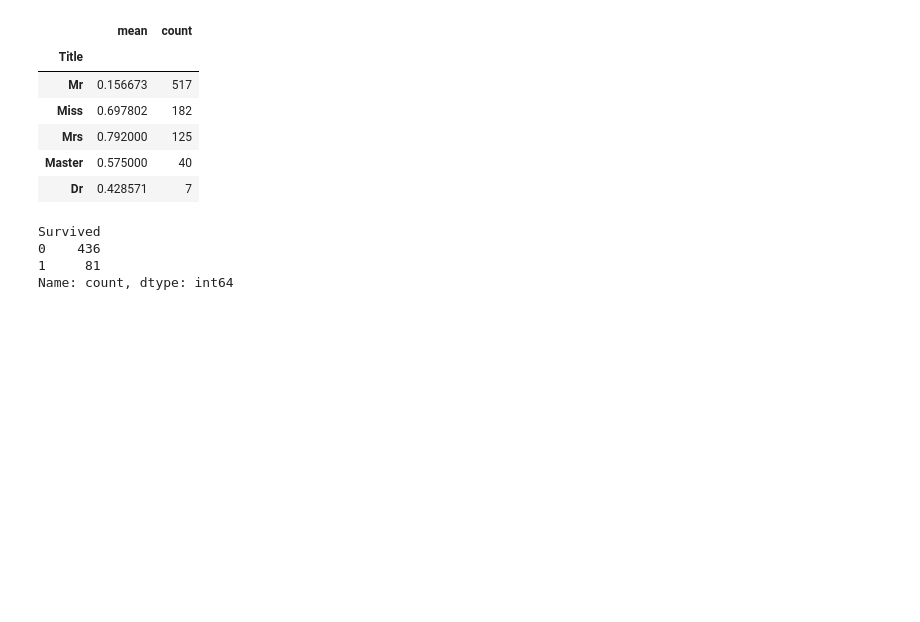
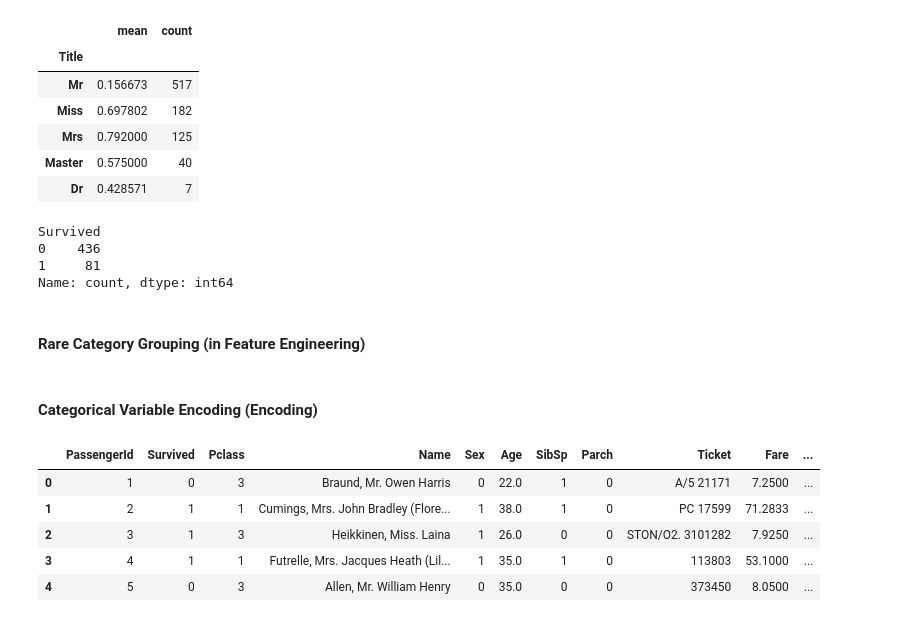
Before and after one commit to enesacarq/titanic-survival-prediction, a Jupyter notebook: titanic_survival_analysis.ipynb, the cells around one changed output. Drawn from its saved outputs; the diff is of its cells as text; code cells hidden in the pictures; blank space fills up the shorter version.

Commit message:
rare category grouping and encoding

```diff
--- a/titanic_survival_analysis.ipynb
+++ b/titanic_survival_analysis.ipynb
@@ -391,3 +391,31 @@ Survived
 0    436
 1     81
 Name: count, dtype: int64
+# %% [markdown]
+####  Rare Category Grouping (in Feature Engineering)
+# %%
+rare_titles= titanic["Title"].value_counts()[titanic["Title"].value_counts() <10 ].index   # 10 kereden az geçen değerleri rare_titlesa atıyoruz
+titanic["Title"] = titanic["Title"].replace(rare_titles,"Rare")                            # replace fonksiyonu değerleri değiştirmek için kullanıyoruz.Az geçenleri tek bir ad veriyoruz Rare
+titanic["Title"] = titanic["Title"].replace({"Mlle":"Miss","Ms":"Miss","Mme":"Mrs"})       #  Birbirine benzeyen isimleri birleştiriyoruz .Aynı anlama gelen eng fr birleşimi
+
+                                                                                           # İşlem yaptığın zaman yani bir değişikilik ,bir oluşum incelemek dışındaki şeyleri hep eşitlemen lazım.
+                                                                                           # Çünkü pandas kütüphanesi gereği yeni bir değerler dönüyor onu df e kaydetmek için.
+# %% [markdown]
+#### Categorical Variable Encoding (Encoding)
+# %%
+titanic["Sex"] = titanic["Sex"].map({"male":0,"female":1})  # Encoding işlemi :2 kategorikler için uygundur 0-1
+                                                            # Model için herşey sayıdır dolayısıyla bizde buna yardım etmeliyiz.
+# %%
+titanic = pd.get_dummies(titanic,columns=["Embarked","Title"],drop_first=True)   # Burada ise 3+ kategori için nasıl encoding yapacağımız var.
+                                                                                 # Embarken_Q,Embarked_S diye bağımsız sütunlar kurar.
+                                                                                 # drop_first =True ise bir adeti siler çünkü diğerlerinin yokluğu zaten yazılmayana delalet eder.Q=0, S=0 ise C dir bu.Gereksiz sütun olmaz.
+                                                                                 # Title de aynı şekilde encoding yapılıyor .
+# %%
+titanic.head()
+# %% [output]
+|  | PassengerId | Survived | Pclass | Name | Sex | Age | SibSp | Parch | Ticket | Fare | ... |
+| 0 | 1 | 0 | 3 | Braund, Mr. Owen Harris | 0 | 22.0 | 1 | 0 | A/5 21171 | 7.2500 | ... |
+| 1 | 2 | 1 | 1 | Cumings, Mrs. John Bradley (Flore... | 1 | 38.0 | 1 | 0 | PC 17599 | 71.2833 | ... |
+| 2 | 3 | 1 | 3 | Heikkinen, Miss. Laina | 1 | 26.0 | 0 | 0 | STON/O2. 3101282 | 7.9250 | ... |
+| 3 | 4 | 1 | 1 | Futrelle, Mrs. Jacques Heath (Lil... | 1 | 35.0 | 1 | 0 | 113803 | 53.1000 | ... |
+| 4 | 5 | 0 | 3 | Allen, Mr. William Henry | 0 | 35.0 | 0 | 0 | 373450 | 8.0500 | ... |
```
Also changed, not shown: parts of 1 cell of this notebook.
